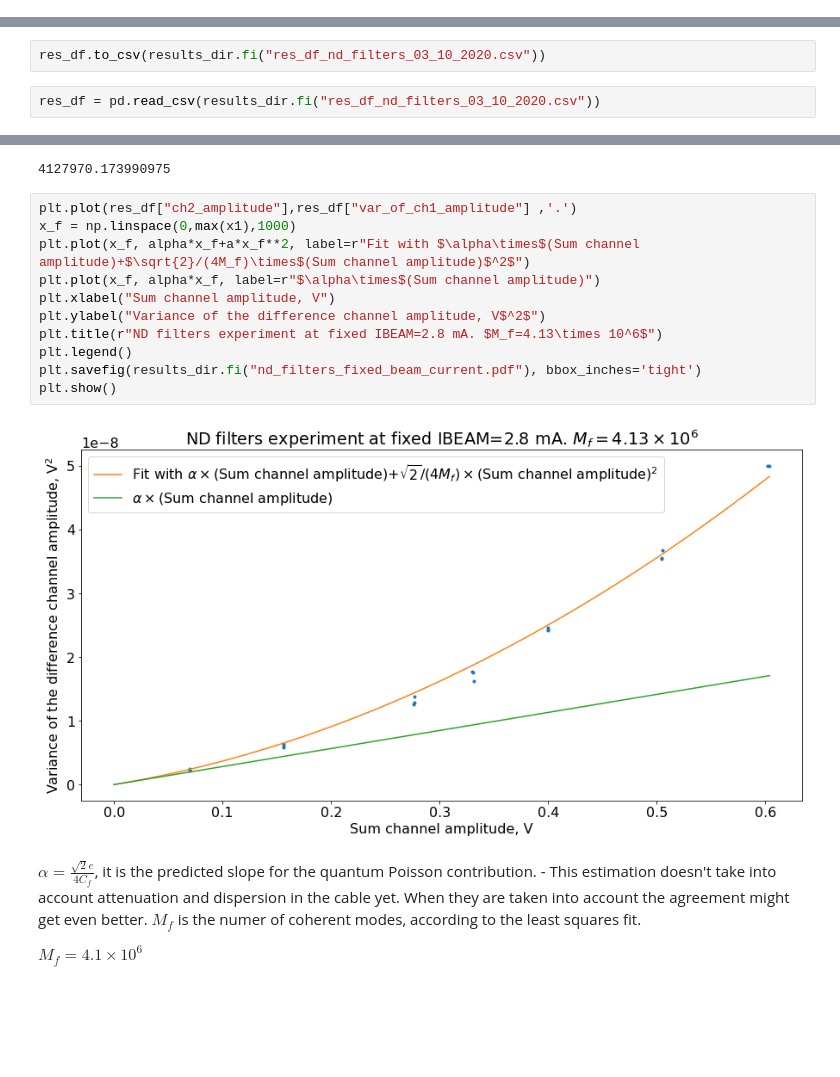
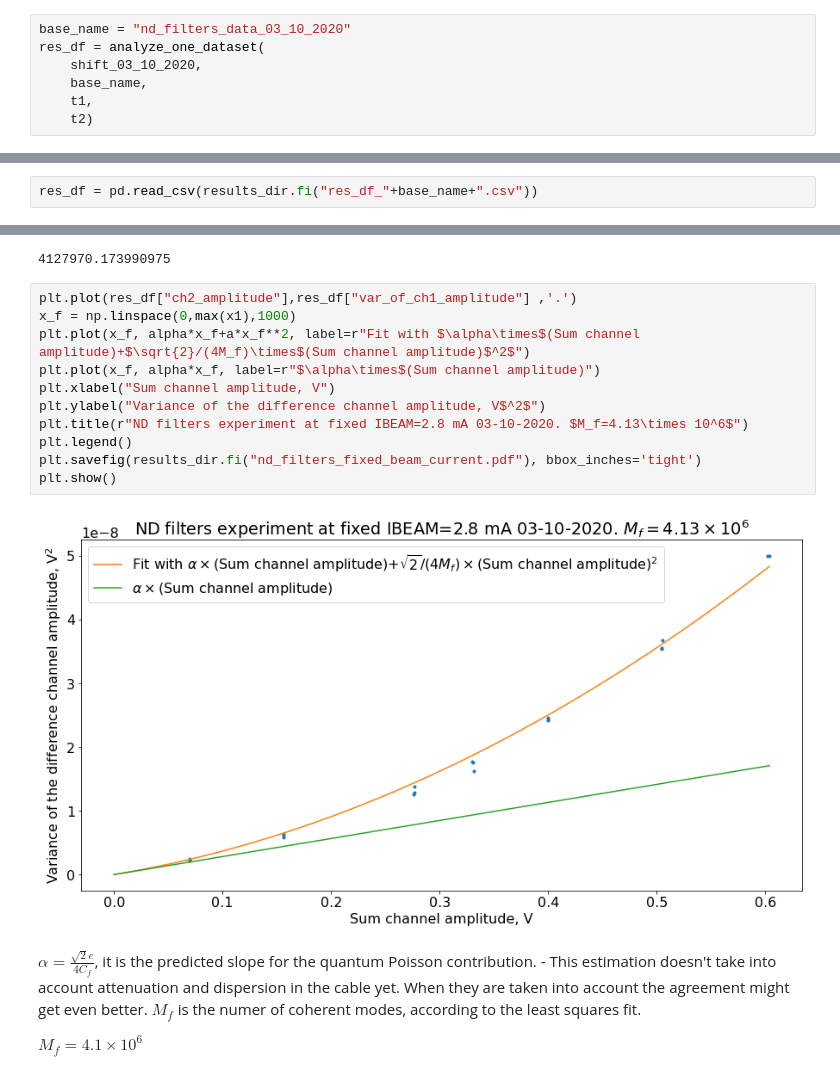
Before and after one commit to IharLobach/fur, a Jupyter notebook: shifts/shift_03_10_2020/nd_filters_data_03_10_2020.ipynb, the cells around one changed output, grey strips where cells are left out. Saved outputs shown, nothing was run; the diff lists cells and outputs as text; blank space fills up the shorter version.

Commit message:
worked on reading data from acet for 03-10-2020

```diff
--- a/shifts/shift_03_10_2020/nd_filters_data_03_10_2020.ipynb
+++ b/shifts/shift_03_10_2020/nd_filters_data_03_10_2020.ipynb
@@ -65,0 +30,7 @@ for i in range(1,4):
+# %%
+base_name = "nd_filters_data_03_10_2020"
+res_df = analyze_one_dataset(
+    shift_03_10_2020,
+    base_name,
+    t1,
+    t2)
@@ -66,4 +41,2 @@ for i in range(1,4):
 # %%
-res_df.to_csv(results_dir.fi("res_df_nd_filters_03_10_2020.csv"))
+res_df = pd.read_csv(results_dir.fi("res_df_"+base_name+".csv"))
-# %%
-res_df = pd.read_csv(results_dir.fi("res_df_nd_filters_03_10_2020.csv"))
@@ -93,16 +59,16 @@ Mf
 # %%
 plt.plot(res_df["ch2_amplitude"],res_df["var_of_ch1_amplitude"] ,'.')
 x_f = np.linspace(0,max(x1),1000)
 plt.plot(x_f, alpha*x_f+a*x_f**2, label=r"Fit with $\alpha\times$(Sum channel amplitude)+$\sqrt{2}/(4M_f)\times$(Sum channel amplitude)$^2$")
 plt.plot(x_f, alpha*x_f, label=r"$\alpha\times$(Sum channel amplitude)")
 plt.xlabel("Sum channel amplitude, V")
 plt.ylabel("Variance of the difference channel amplitude, V$^2$")
-plt.title(r"ND filters experiment at fixed IBEAM=2.8 mA. $M_f=4.13\times 10^6$")
+plt.title(r"ND filters experiment at fixed IBEAM=2.8 mA 03-10-2020. $M_f=4.13\times 10^6$")
 plt.legend()
 plt.savefig(results_dir.fi("nd_filters_fixed_beam_current.pdf"), bbox_inches='tight')
 plt.show()
 # %% [output]
-[figure, old version]
+[figure, new version]
 # %% [markdown]
 $\alpha=\frac{\sqrt{2}e}{4 C_f}$,
 it is the predicted slope for the quantum Poisson contribution. - This estimation doesn't take into account attenuation and dispersion in the cable yet. When they are taken into account the agreement might get even better.
```
Also changed, not shown: parts of 8 cells of this notebook, 10 other files.
